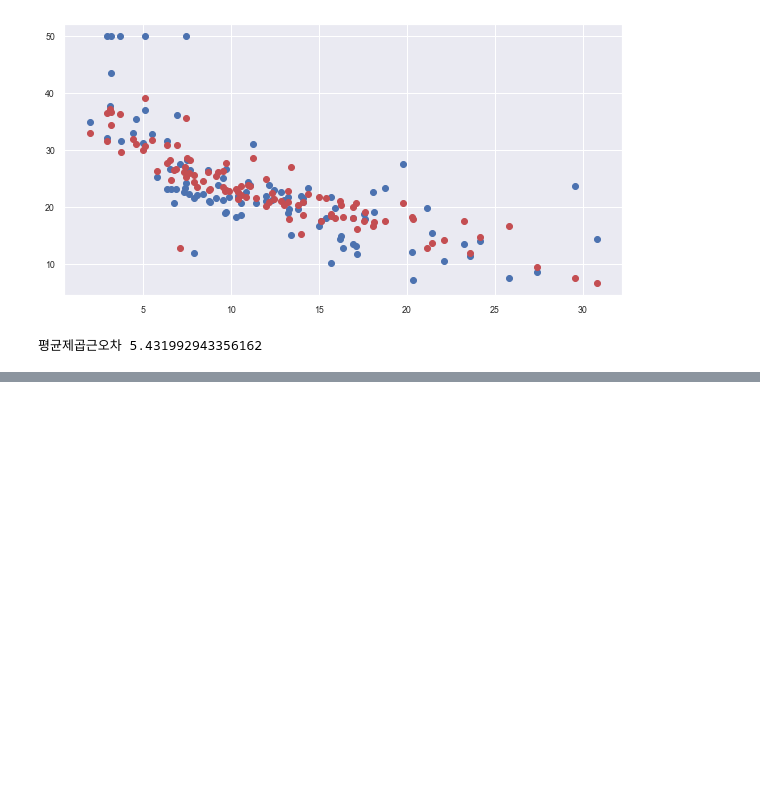
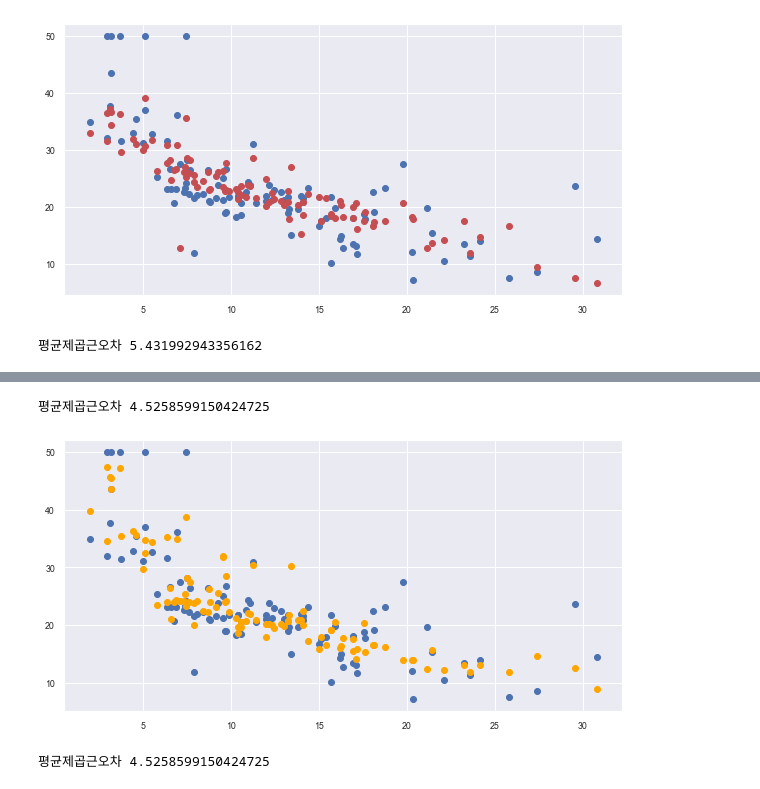
Before and after one commit to dsamne/AI-class, a Jupyter notebook: boston.ipynb, the cells around one changed output, grey strips where cells are left out. Cells and saved outputs as stored; diff of their text form; code cells hidden in the pictures; blank space fills up the shorter version.

```diff
--- a/boston.ipynb
+++ b/boston.ipynb
@@ -250,0 +239,33 @@ print('평균제곱근오차', mse)
+# %%
+from sklearn.ensemble import RandomForestRegressor
+
+model = RandomForestRegressor()
+model.fit(X_train, y_train)
+
+from sklearn.metrics import mean_squared_error
+
+ry_preds = model.predict(X_test)
+mse = np.sqrt(mean_squared_error(y_predicted, y_test))
+print('평균제곱근오차', mse)
+# %% [output]
+평균제곱근오차 4.5258599150424725
+# %%
+plt.figure(figsize=(10,5))
+plt.scatter(X_test['LSTAT'], y_test, label='y_test')
+plt.scatter(X_test['LSTAT'], ry_preds, c='orange', label='ry_preds')
+
+plt.show()
+# %% [output]
+[figure, added]
+# %%
+from sklearn import svm
+
+model.fit(X_train, y_train)
+
+from sklearn.metrics import mean_squared_error
+
+sy_preds = model.predict(X_test)
+mse = np.sqrt(mean_squared_error(y_predicted, y_test))
+print('평균제곱근오차', mse)
+# %% [output]
+평균제곱근오차 4.5258599150424725
```
Also changed, not shown: parts of 10 cells of this notebook.
